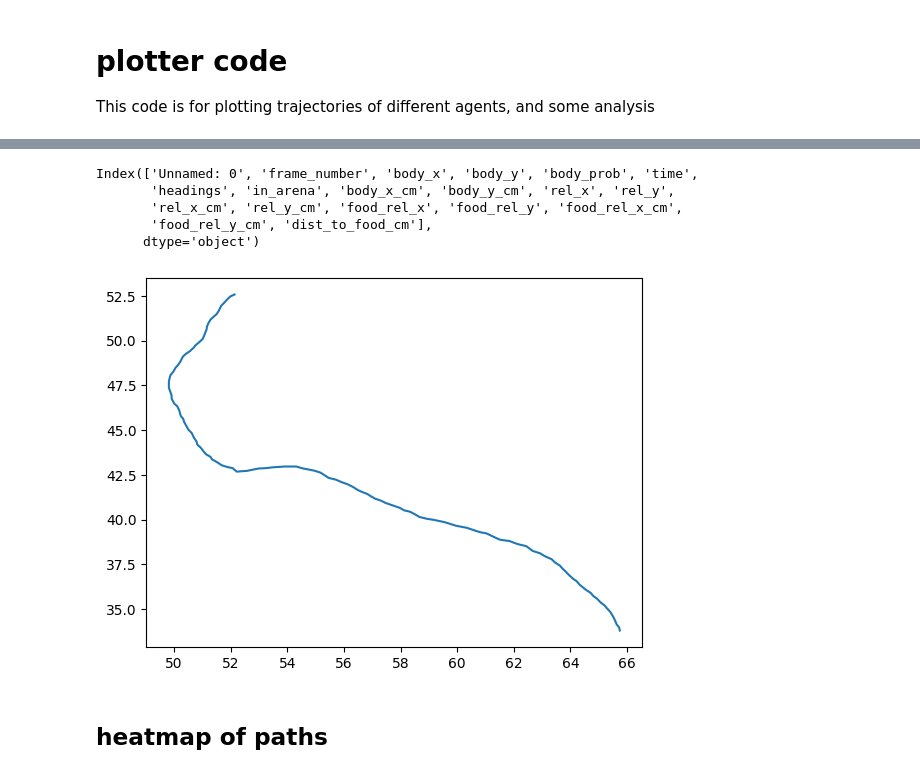
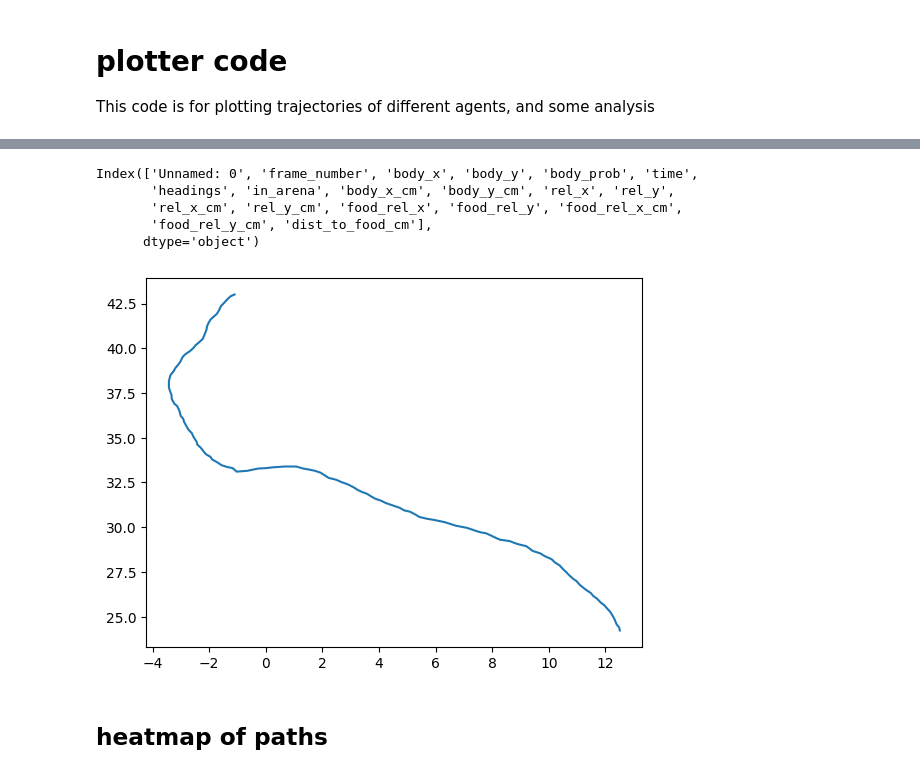
Before and after one commit to shepai/ant_trajectory, a Jupyter notebook: experimental/plotter_hardly_know_her.ipynb, the cells around one changed output, grey strips where cells are left out. Cells and saved outputs as stored; diff of their text form; code cells hidden in the pictures.

```diff
--- a/experimental/plotter_hardly_know_her.ipynb
+++ b/experimental/plotter_hardly_know_her.ipynb
@@ -21,15 +24,16 @@ for file in csv_files:
 # %%
 print(dataset[0].keys())
 example=dataset[5]
-plt.plot(example['body_x_cm'],example['body_y_cm'])
+plt.plot(example['rel_x_cm'],example['rel_y_cm'])
+#plt.plot(example['food_rel_x_cm'],example['food_rel_y_cm'])
 plt.show()
 # %% [output]
 Index(['Unnamed: 0', 'frame_number', 'body_x', 'body_y', 'body_prob', 'time',
        'headings', 'in_arena', 'body_x_cm', 'body_y_cm', 'rel_x', 'rel_y',
        'rel_x_cm', 'rel_y_cm', 'food_rel_x', 'food_rel_y', 'food_rel_x_cm',
        'food_rel_y_cm', 'dist_to_food_cm'],
       dtype='object')
-[figure, old version]
+[figure, new version]
 # %% [markdown]
 ## heatmap of paths
 # %%
```
Also changed, not shown: parts of 6 cells of this notebook.
